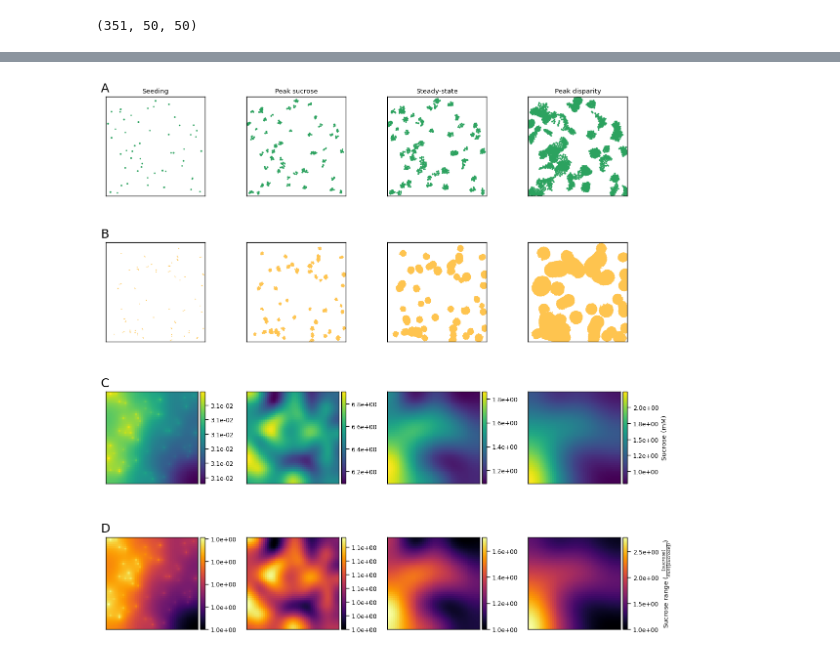
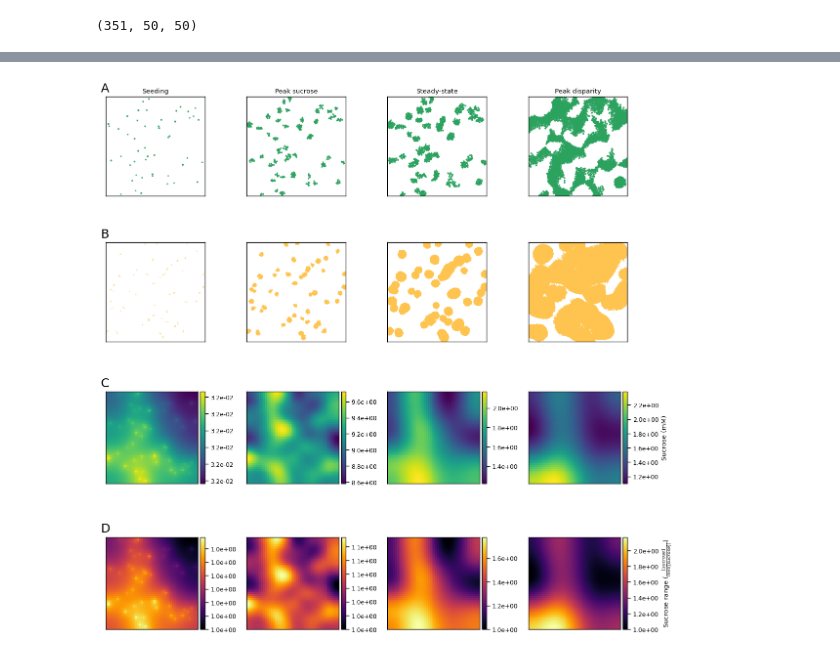
Before and after one commit to Jsakkos/nufeb-cyano-e-coli, a Jupyter notebook: notebooks/nutrient-gradients.ipynb, the cells around one changed output, grey strips where cells are left out. Saved outputs shown, nothing was run; the diff lists cells and outputs as text; code cells hidden in the pictures.

Commit message:
Updated example cells

```diff
--- a/notebooks/nutrient-gradients.ipynb
+++ b/notebooks/nutrient-gradients.ipynb
@@ -80,7 +77,7 @@ plt.show()
 # %% [output]
 [figure]
 # %%
-x = utils.get_data(directory=r'D:\runs\Run_55_52_78_1_2021-09-15_30661')
+x = utils.get_data(directory=r'E:\sucrose\runs\Run_50_50_1.00e+00_1_2022-01-03_246283')
 # %%
 obj = x
 if not hasattr(obj,'colonies'):
@@ -299,7 +246,7 @@ def label_panels(axes, letters=None, **kwds):
     for ax,letter in zip(axes,letters):
         label_panel(ax, letter, **kwds)
 
-times = [1,np.argmax(suc_mean),200,np.argmax(suc_r)]
+times = [1,np.argmax(suc_mean),200,300]#np.argmax(suc_r)
 dims=x.metadata['Dimensions']
 grid = x.grid
 suc = grid[:,3,:,:,:]
@@ -330,38 +277,38 @@ for t in times:
         smin = sm2
 for ax,t in zip(axes[3,:].ravel(),times):
     s = np.mean(grid[t,3,:,:,:],axis=0)
-    im2 = ax.imshow(s/s.min(),cmap='inferno')
+    im2 = ax.imshow(s/s.min(),cmap='inferno')#,norm=LogNorm(vmin=(s/s.min()).max()*1e-2, vmax=(s/s.min()).max())
     cb2 = colorbar(im2)
 for ax in axes.ravel():
     ax.axes.xaxis.set_visible(False)
     ax.axes.yaxis.set_visible(False)
 
 cb1.ax.set_ylabel('Sucrose (mM)')
 cb2.ax.set_ylabel(r'Sucrose range ($\frac{[sucrose]}{min([sucrose])}$)')
 """ box = axes[2,-1].get_position()
 # create color bar
 axColor = plt.axes([box.x0*1.05 + box.width * 1.05, box.y0, 0.01, box.height])
 plt.colorbar(im, cax = axColor, orientation="vertical")
 axColor.set_ylabel('Sucrose (mM)')
 box = axes[3,-1].get_position()
 # create color bar
 axColor = plt.axes([box.x0*1.05 + box.width * 1.05, box.y0, 0.01, box.height])
 
 plt.colorbar(im2, cax = axColor, orientation="vertical")
 axColor.set_ylabel(r'Sucrose disparity ($\frac{[sucrose]}{min([sucrose])}$)') """
 cols = ['Seeding','Peak sucrose','Steady-state','Peak disparity']
 rows = ['S. elgonatus','E. coli','Sucrose (mM)','Sucrose ratio']
 
 
 for ax, col in zip(axes[0], cols):
     ax.set_title(col)
 
 for ax, row in zip(axes[:,0], rows):
     ax.set_ylabel(row, rotation=0, size='large')
 
 label_panels(axes[:,0].ravel())
 f.tight_layout()
-f.savefig(r'example-gradient.png',dpi=600)
+#f.savefig(r'example-gradient.png',dpi=600)
 plt.show()
 # %% [output]
-[figure, old version]
+[figure, new version]
```
Also changed, not shown: parts of 17 cells of this notebook, 5 other files.
